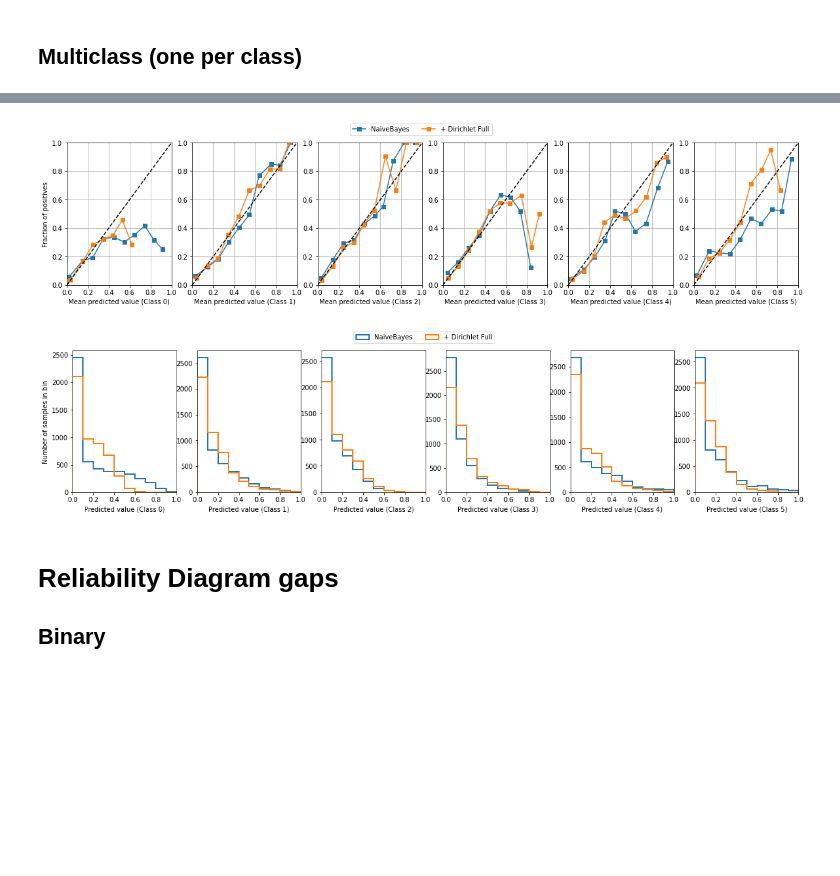
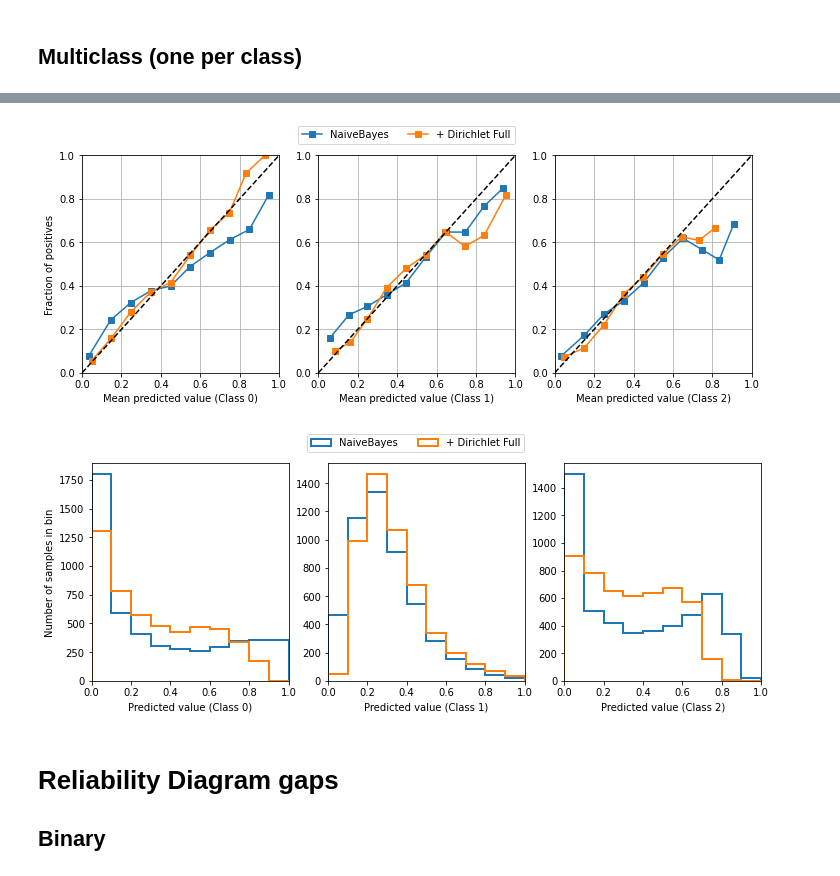
Before and after one commit to classifier-calibration/hands_on, a Jupyter notebook: notebooks/2_visualisation_tools.ipynb, the cells around one changed output, grey strips where cells are left out. Cells and saved outputs as stored; diff of their text form; code cells hidden in the pictures; blank space fills up the shorter version.

```diff
--- a/notebooks/2_visualisation_tools.ipynb
+++ b/notebooks/2_visualisation_tools.ipynb
@@ -56,2 +103,17 @@ _ = plot_reliability_diagram(y_test, scores_list, legend=('NaiveBayes', '+ Diric
 # %% [markdown]
 ## Multiclass (one per class)
+# %%
+n_features = 7
+dataset_ternary = make_classification(n_classes=3, n_samples=10000,
+                                    n_clusters_per_class=3,
+                                    n_features=n_features,
+                                    n_informative=5,
+                                    random_state=42)
+
+x, y = dataset_ternary
+
+fig = plt.figure(figsize=(15, 7))
+for i in range(n_features):
+    for j in range(n_features):
+        ax = fig.add_subplot(n_features, n_features, 1 + i + j*n_features)
+        plt.scatter(x[:,i], x[:,j], c=y, marker='.')
@@ -58,17 +122,18 @@ _ = plot_reliability_diagram(y_test, scores_list, legend=('NaiveBayes', '+ Diric
 # %%
-x, y = dataset_senary
+
 x_train, x_test, y_train, y_test = train_test_split(x, y, test_size=0.5)
 clf = GaussianNB()
 clf.fit(x_train, y_train)
 cal = CalibratedModel(clf, FullDirichletCalibrator())
 cal.fit(x_train, y_train)
 scores_list = [clf.predict_proba(x_test),
           cal.predict_proba(x_test)]
 
-_ = plot_reliability_diagram(y_test, scores_list, legend=('NaiveBayes', '+ Dirichlet Full'), histogram=True)
+_ = plot_reliability_diagram(y_test, scores_list, legend=('NaiveBayes', '+ Dirichlet Full'),
+                             histogram=True)
 # %% [output]
-[figure, old version]
+[figure, new version]
-[figure, old version]
+[figure, new version]
 # %% [markdown]
 # Reliability Diagram gaps
 
```
Also changed, not shown: parts of 21 cells of this notebook.
